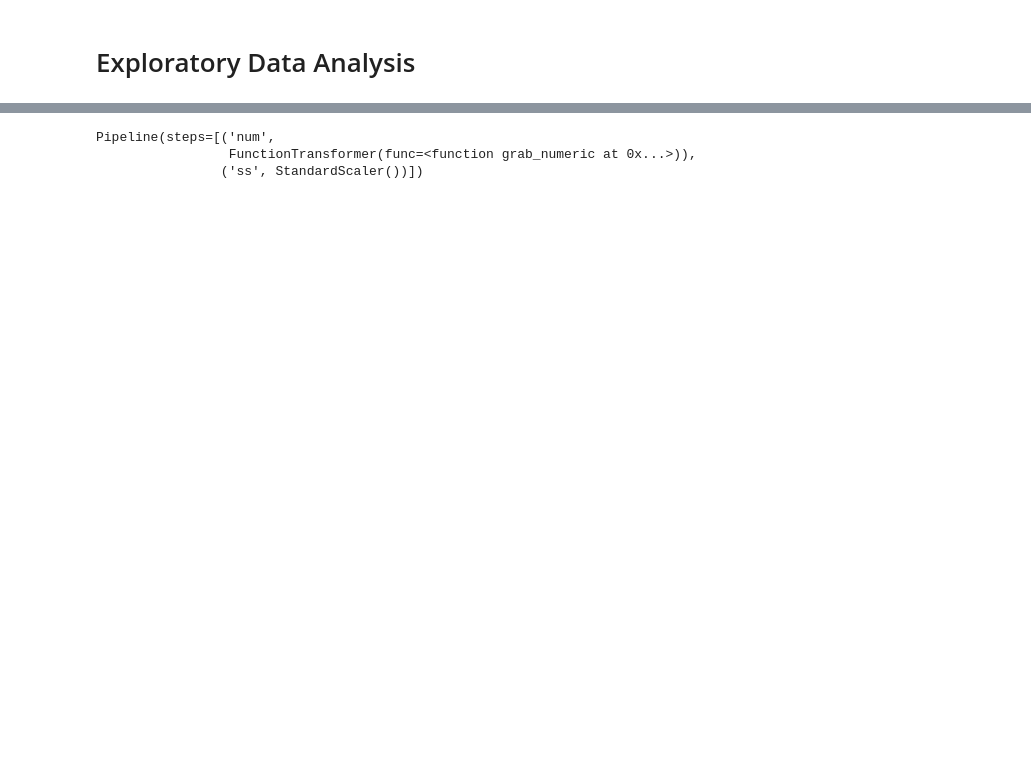
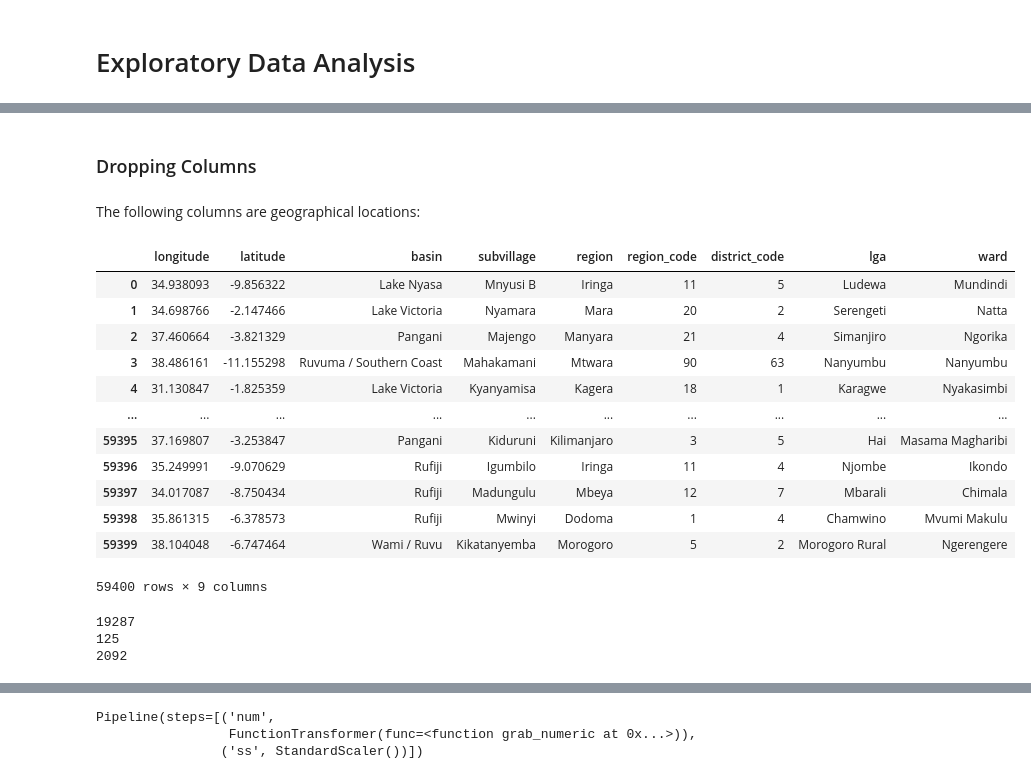
Before and after one commit to UpGoerFive/Tanzania-Well-Project, a Jupyter notebook: vale_workflow.ipynb, the cells around one changed output, grey strips where cells are left out. Cells and saved outputs as stored; diff of their text form; code cells hidden in the pictures; blank space fills up the shorter version.

```diff
--- a/vale_workflow.ipynb
+++ b/vale_workflow.ipynb
@@ -78,0 +116,30 @@ GrabNumeric = FunctionTransformer(grab_numeric)
+# %% [markdown]
+### Dropping Columns
+# %% [markdown]
+The following columns are geographical locations:
+# %%
+geo_cols = ['longitude', 'latitude', 'basin', 'subvillage', 'region', 'region_code', 'district_code', 'lga', 'ward']
+# %%
+X[geo_cols]
+# %% [output]
+|  | longitude | latitude | basin | subvillage | region | region_code | district_code | lga | ward |
+| 0 | 34.938093 | -9.856322 | Lake Nyasa | Mnyusi B | Iringa | 11 | 5 | Ludewa | Mundindi |
+| 1 | 34.698766 | -2.147466 | Lake Victoria | Nyamara | Mara | 20 | 2 | Serengeti | Natta |
+| 2 | 37.460664 | -3.821329 | Pangani | Majengo | Manyara | 21 | 4 | Simanjiro | Ngorika |
+| 3 | 38.486161 | -11.155298 | Ruvuma / Southern Coast | Mahakamani | Mtwara | 90 | 63 | Nanyumbu | Nanyumbu |
+| 4 | 31.130847 | -1.825359 | Lake Victoria | Kyanyamisa | Kagera | 18 | 1 | Karagwe | Nyakasimbi |
+| ... | ... | ... | ... | ... | ... | ... | ... | ... | ... |
+| 59395 | 37.169807 | -3.253847 | Pangani | Kiduruni | Kilimanjaro | 3 | 5 | Hai | Masama Magharibi |
+| 59396 | 35.249991 | -9.070629 | Rufiji | Igumbilo | Iringa | 11 | 4 | Njombe | Ikondo |
+| 59397 | 34.017087 | -8.750434 | Rufiji | Madungulu | Mbeya | 12 | 7 | Mbarali | Chimala |
+| 59398 | 35.861315 | -6.378573 | Rufiji | Mwinyi | Dodoma | 1 | 4 | Chamwino | Mvumi Makulu |
+| 59399 | 38.104048 | -6.747464 | Wami / Ruvu | Kikatanyemba | Morogoro | 5 | 2 | Morogoro Rural | Ngerengere |
+59400 rows × 9 columns
+# %%
+print(X['subvillage'].nunique())
+print(X['lga'].nunique())
+print(X['ward'].nunique())
+# %% [output]
+19287
+125
+2092
```
Also changed, not shown: parts of 93 cells of this notebook.
